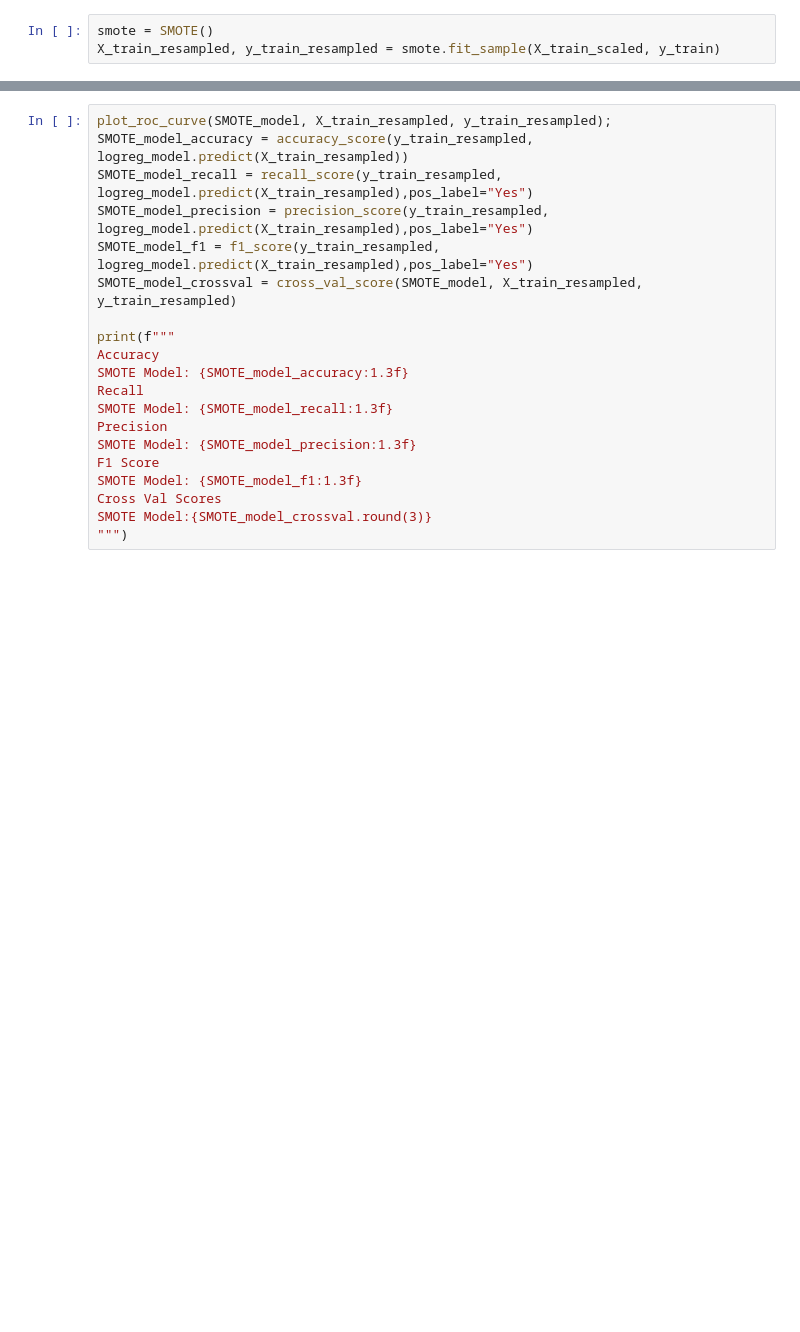
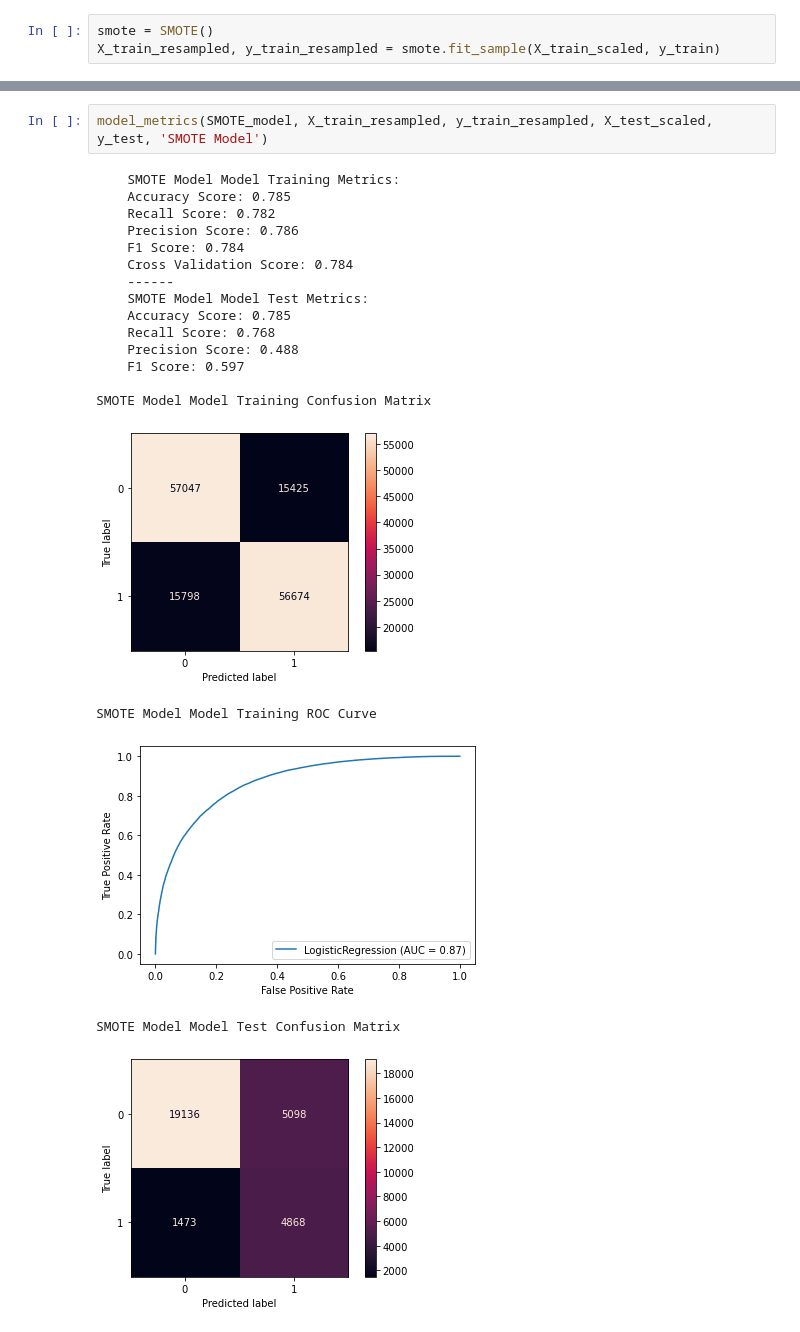
Before and after one commit to alpacanonymous/project3, a Jupyter notebook: StevenNotebook.ipynb, the cells around one changed output, grey strips where cells are left out. Cells and saved outputs as stored; diff of their text form; blank space fills up the shorter version.

```diff
--- a/StevenNotebook.ipynb
+++ b/StevenNotebook.ipynb
@@ -226,20 +310,22 @@ plot_confusion_matrix(SMOTE_model, X_train_resampled, y_train_resampled, cmap='r
-# %%
-plot_roc_curve(SMOTE_model, X_train_resampled, y_train_resampled);
-SMOTE_model_accuracy = accuracy_score(y_train_resampled, logreg_model.predict(X_train_resampled))
-SMOTE_model_recall = recall_score(y_train_resampled, logreg_model.predict(X_train_resampled),pos_label="Yes")
-SMOTE_model_precision = precision_score(y_train_resampled, logreg_model.predict(X_train_resampled),pos_label="Yes")
-SMOTE_model_f1 = f1_score(y_train_resampled, logreg_model.predict(X_train_resampled),pos_label="Yes")
-SMOTE_model_crossval = cross_val_score(SMOTE_model, X_train_resampled, y_train_resampled)
-
-print(f"""
-Accuracy
-SMOTE Model: {SMOTE_model_accuracy:1.3f}
-Recall
-SMOTE Model: {SMOTE_model_recall:1.3f}
-Precision
-SMOTE Model: {SMOTE_model_precision:1.3f}
-F1 Score
-SMOTE Model: {SMOTE_model_f1:1.3f}
-Cross Val Scores
-SMOTE Model:{SMOTE_model_crossval.round(3)}
-""")
+# %%
+model_metrics(SMOTE_model, X_train_resampled, y_train_resampled, X_test_scaled, y_test, 'SMOTE Model')
+# %% [output]
+    SMOTE Model Model Training Metrics:
+    Accuracy Score: 0.785
+    Recall Score: 0.782
+    Precision Score: 0.786
+    F1 Score: 0.784
+    Cross Validation Score: 0.784
+    ------
+    SMOTE Model Model Test Metrics:
+    Accuracy Score: 0.785
+    Recall Score: 0.768
+    Precision Score: 0.488
+    F1 Score: 0.597
+
+SMOTE Model Model Training Confusion Matrix
+[figure, added]
+SMOTE Model Model Training ROC Curve
+[figure, added]
+SMOTE Model Model Test Confusion Matrix
+[figure, added]
```
Also changed, not shown: parts of 90 cells of this notebook.
